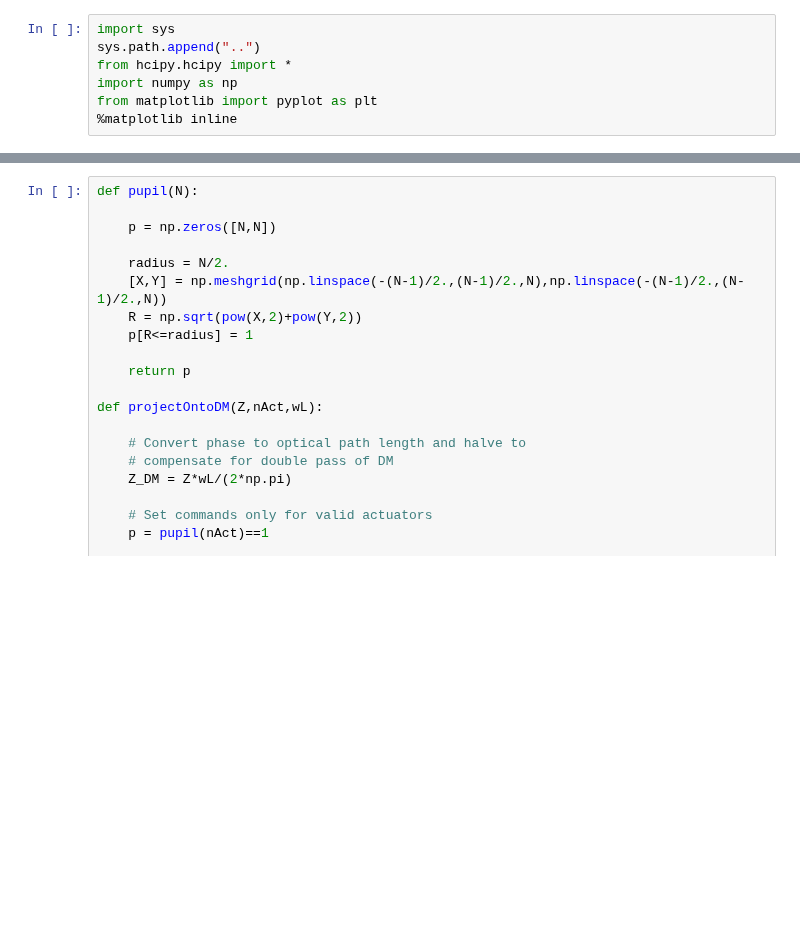
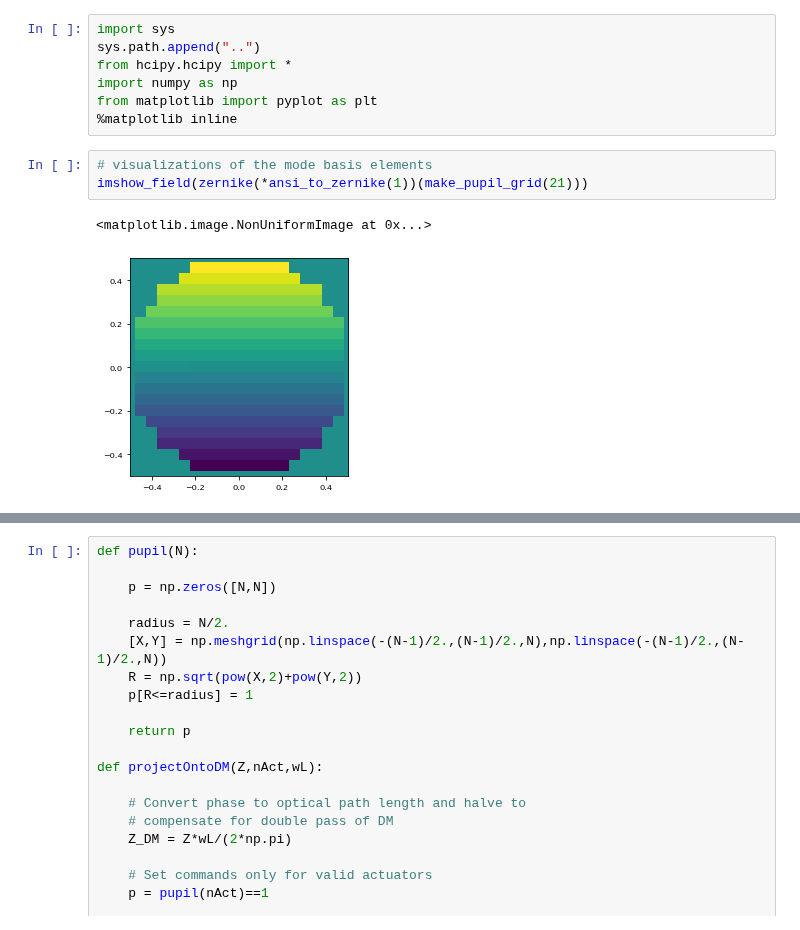
Before and after one commit to aditya-sengupta/tip-tilt-control, a Jupyter notebook: tip-tilt/dev/turbulence.ipynb, the cells around one changed output, grey strips where cells are left out. Drawn from its saved outputs; the diff is of its cells as text; blank space fills up the shorter version.

```diff
--- a/tip-tilt/dev/turbulence.ipynb
+++ b/tip-tilt/dev/turbulence.ipynb
@@ -5,3 +5,9 @@ from hcipy.hcipy import *
 import numpy as np
 from matplotlib import pyplot as plt
 %matplotlib inline
+# %%
+# visualizations of the mode basis elements
+imshow_field(zernike(*ansi_to_zernike(1))(make_pupil_grid(21)))
+# %% [output]
+<matplotlib.image.NonUniformImage at 0x...>
+[figure, added]
```
Also changed, not shown: parts of 6 cells of this notebook.
